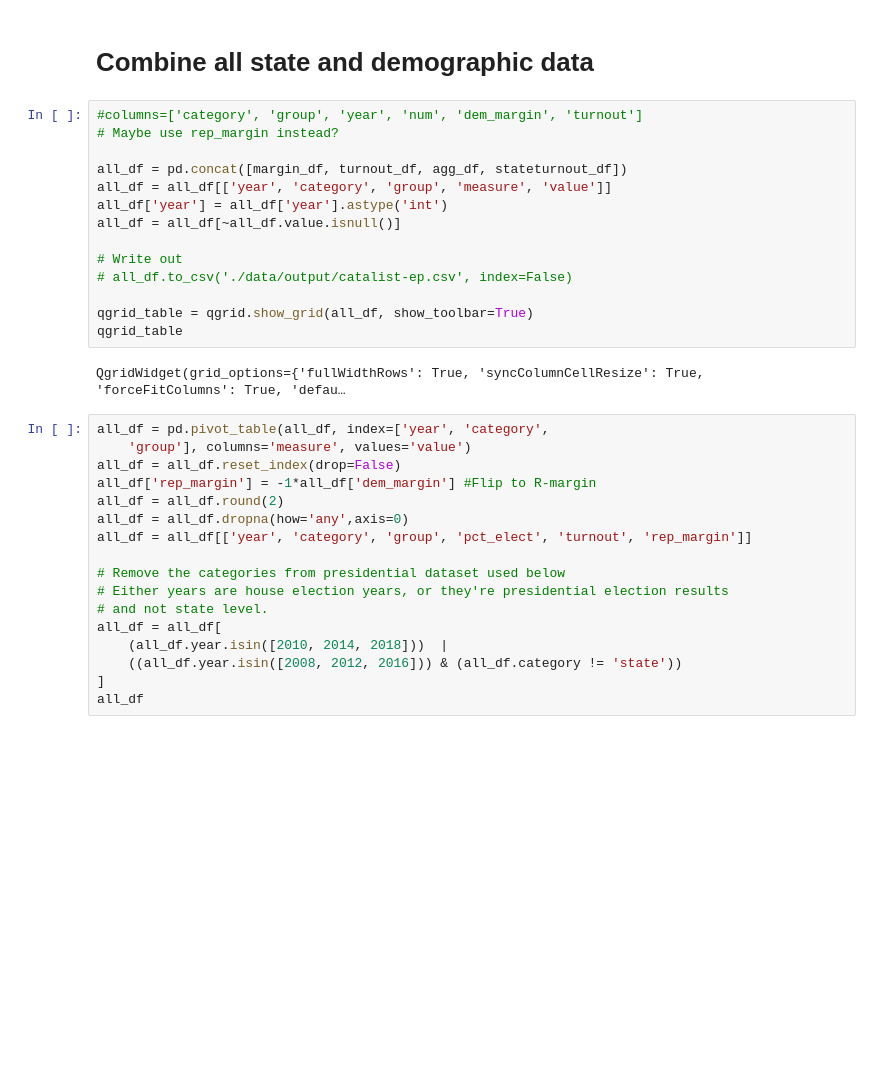
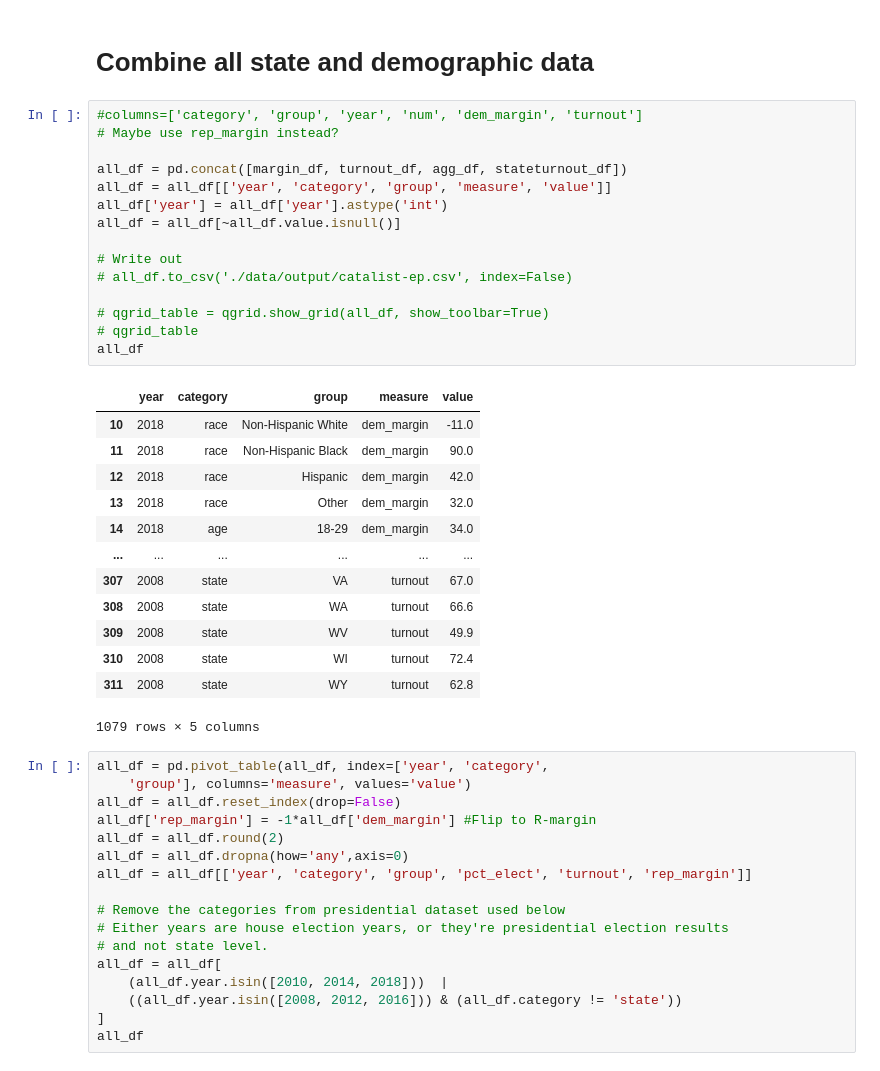
Before and after one commit to psthomas/onevis, a Jupyter notebook: onevis-catalist.ipynb, the cells around one changed output. Cells and saved outputs as stored; diff of their text form; blank space fills up the shorter version.

```diff
--- a/onevis-catalist.ipynb
+++ b/onevis-catalist.ipynb
@@ -330,19 +319,32 @@ stateturnout_df
 # %%
 #columns=['category', 'group', 'year', 'num', 'dem_margin', 'turnout']
 # Maybe use rep_margin instead?
 
 all_df = pd.concat([margin_df, turnout_df, agg_df, stateturnout_df])
 all_df = all_df[['year', 'category', 'group', 'measure', 'value']]
 all_df['year'] = all_df['year'].astype('int')
 all_df = all_df[~all_df.value.isnull()]
 
 # Write out
 # all_df.to_csv('./data/output/catalist-ep.csv', index=False)
 
-qgrid_table = qgrid.show_grid(all_df, show_toolbar=True)
-qgrid_table
+# qgrid_table = qgrid.show_grid(all_df, show_toolbar=True)
+# qgrid_table
+all_df
 # %% [output]
+|  | year | category | group | measure | value |
+| 10 | 2018 | race | Non-Hispanic White | dem_margin | -11.0 |
+| 11 | 2018 | race | Non-Hispanic Black | dem_margin | 90.0 |
+| 12 | 2018 | race | Hispanic | dem_margin | 42.0 |
+| 13 | 2018 | race | Other | dem_margin | 32.0 |
+| 14 | 2018 | age | 18-29 | dem_margin | 34.0 |
+| ... | ... | ... | ... | ... | ... |
+| 307 | 2008 | state | VA | turnout | 67.0 |
+| 308 | 2008 | state | WA | turnout | 66.6 |
+| 309 | 2008 | state | WV | turnout | 49.9 |
+| 310 | 2008 | state | WI | turnout | 72.4 |
+| 311 | 2008 | state | WY | turnout | 62.8 |
-QgridWidget(grid_options={'fullWidthRows': True, 'syncColumnCellResize': True, 'forceFitColumns': True, 'defau…
+1079 rows × 5 columns
 # %%
 all_df = pd.pivot_table(all_df, index=['year', 'category',
     'group'], columns='measure', values='value')
```
Also changed, not shown: parts of 8 cells of this notebook, 4 other files.
